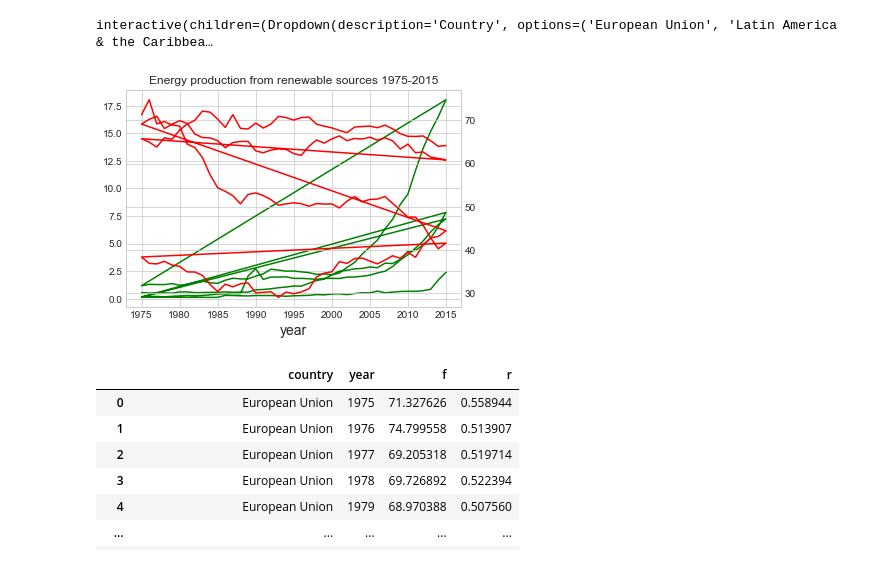
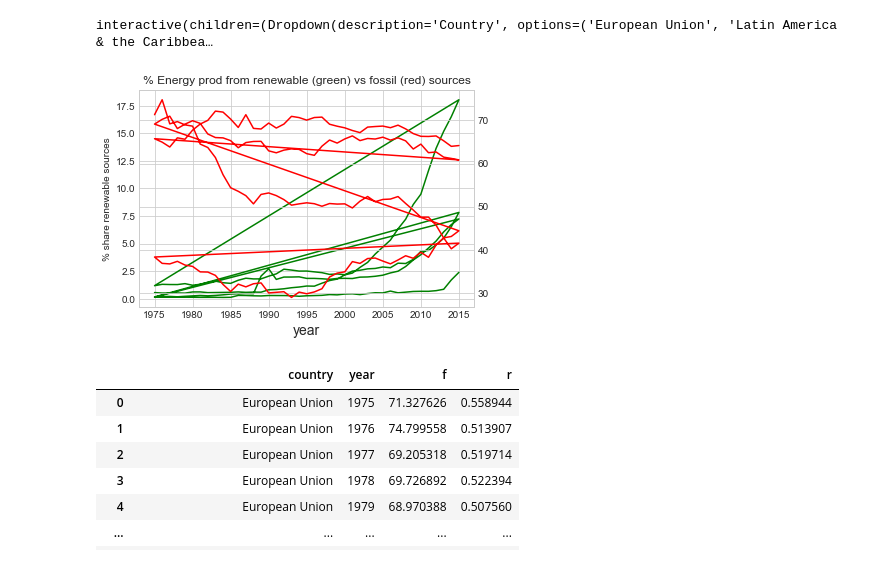
Before and after one commit to Gvdwnse/data-project, a Jupyter notebook: dataproject.ipynb, the cells around one changed output. Cells and saved outputs as stored; diff of their text form; code cells hidden in the pictures.

Commit message:
updated graph title

```diff
--- a/dataproject.ipynb
+++ b/dataproject.ipynb
@@ -84,13 +84,15 @@ interactive(children=(Dropdown(description='Country', options=('European Union',
 # %%
 fig,ax=plt.subplots()
 ax.plot(wb_rnwx.year, wb_rnwx.rnwx, color='green')
 ax.set_xlabel("year",fontsize=14)
 ax2=ax.twinx()
 ax2.plot(wb_fosl.year, wb_fosl['fosl'], color='red')
-ax.set_title('Energy production from renewable sources 1975-2015')
+ax.set_ylabel('% share renewable sources')
+ax.set_xlabel('year')
+ax.set_title('% Energy prod from renewable (green) vs fossil (red) sources')
 plt.show()
 # %% [output]
-[figure, old version]
+[figure, new version]
 # %%
 wb = pd.merge(wb_fosl, wb_rnwx, on=['country', 'year'], how='left')
 wb.dropna()
```
